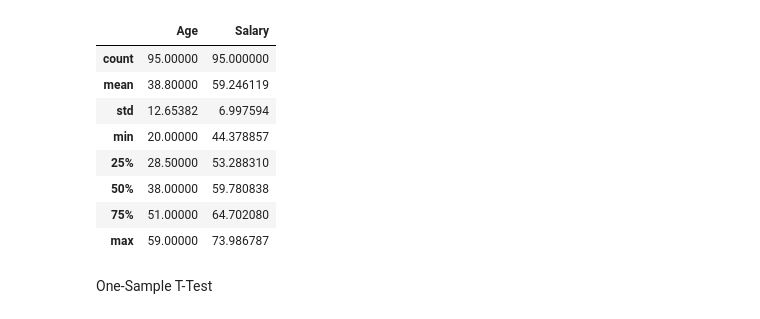
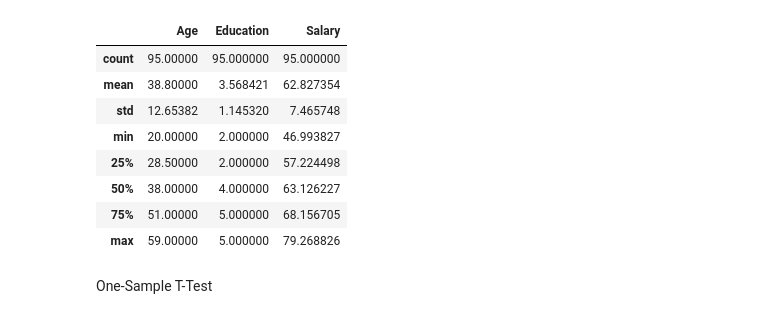
Before and after one commit to ChopinNo3Op9/Data-Analysis, a Jupyter notebook: applied statistics.ipynb, the cells around one changed output. Cells and saved outputs as stored; diff of their text form; code cells hidden in the pictures.

```diff
--- a/applied statistics.ipynb
+++ b/applied statistics.ipynb
@@ -9,22 +13,23 @@ import matplotlib.pyplot as plt
 # %%
 # Assuming a simple linear relationship between Age and Salary for the purpose of data generation
 np.random.seed(0)
 ages = np.random.randint(20, 60, size=95)
-salaries = 50 + (ages - 20) * 0.5 + np.random.normal(0, 3, size=95)
+education = np.random.randint(2, 6, size=95)
+salaries = 50 + (ages - 20) * 0.5 + + 0.9 * education + np.random.normal(0, 3, size=95)
 
 # Creating a DataFrame for the additional data
-df = pd.DataFrame({'Age': ages, 'Salary': salaries})
+df = pd.DataFrame({'Age': ages, 'Education': education, 'Salary': salaries})
 df.describe()
 # %% [output]
-|  | Age | Salary |
-| count | 95.00000 | 95.000000 |
-| mean | 38.80000 | 59.246119 |
-| std | 12.65382 | 6.997594 |
-| min | 20.00000 | 44.378857 |
-| 25% | 28.50000 | 53.288310 |
-| 50% | 38.00000 | 59.780838 |
-| 75% | 51.00000 | 64.702080 |
-| max | 59.00000 | 73.986787 |
+|  | Age | Education | Salary |
+| count | 95.00000 | 95.000000 | 95.000000 |
+| mean | 38.80000 | 3.568421 | 62.827354 |
+| std | 12.65382 | 1.145320 | 7.465748 |
+| min | 20.00000 | 2.000000 | 46.993827 |
+| 25% | 28.50000 | 2.000000 | 57.224498 |
+| 50% | 38.00000 | 4.000000 | 63.126227 |
+| 75% | 51.00000 | 5.000000 | 68.156705 |
+| max | 59.00000 | 5.000000 | 79.268826 |
 # %% [markdown]
 One-Sample T-Test
 # %%
```
Also changed, not shown: parts of 14 cells of this notebook, 1 other file.
